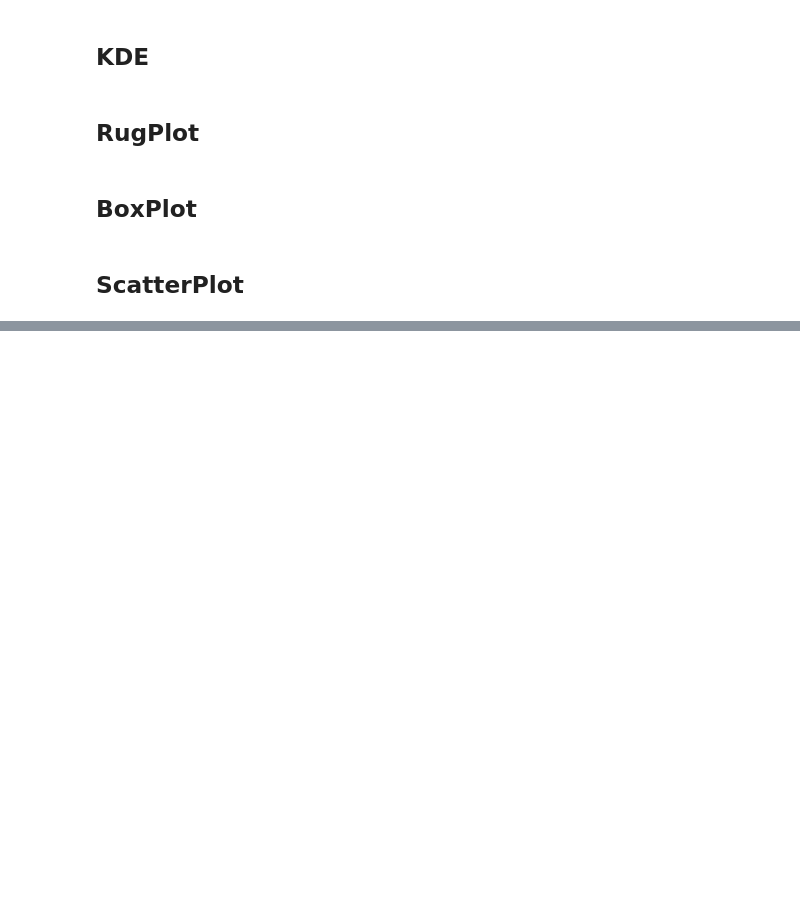
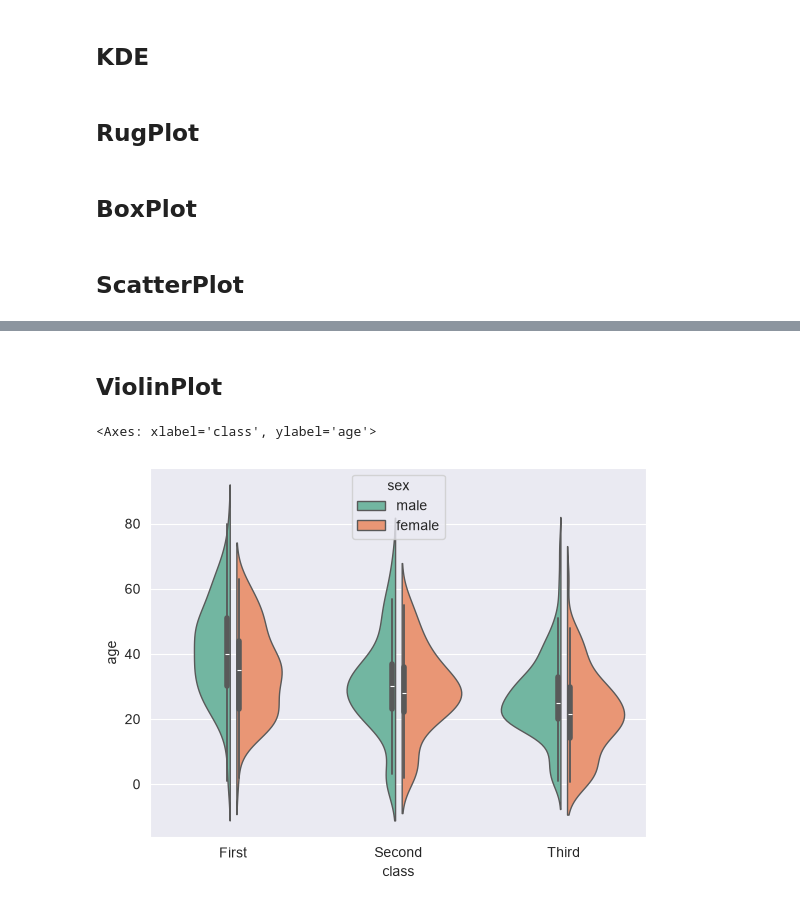
Before and after one commit to DashPgi/PyTraining, a Jupyter notebook: Machine-learning/Matplotlib-Seaborn/sea.ipynb, the cells around one changed output, grey strips where cells are left out. Drawn from its saved outputs; the diff is of its cells as text; code cells hidden in the pictures; blank space fills up the shorter version.

```diff
--- a/Machine-learning/Matplotlib-Seaborn/sea.ipynb
+++ b/Machine-learning/Matplotlib-Seaborn/sea.ipynb
@@ -138,0 +122,20 @@ sea.scatterplot(
+# %% [markdown]
+## ViolinPlot
+# %%
+sea.violinplot(
+    data=titanic_df,
+    x ='class',
+    y = 'age',
+    hue='sex',
+    palette="Set2",
+    inner="box",
+    split=True,
+    hue_order=["male", "female"],
+    gap=0.1,
+    linewidth=1,
+
+    inner_kws={"box_width": 4},
+)
+# %% [output]
+<Axes: xlabel='class', ylabel='age'>
+[figure, added]
```
Also changed, not shown: parts of 2 cells of this notebook, 1 other file.
